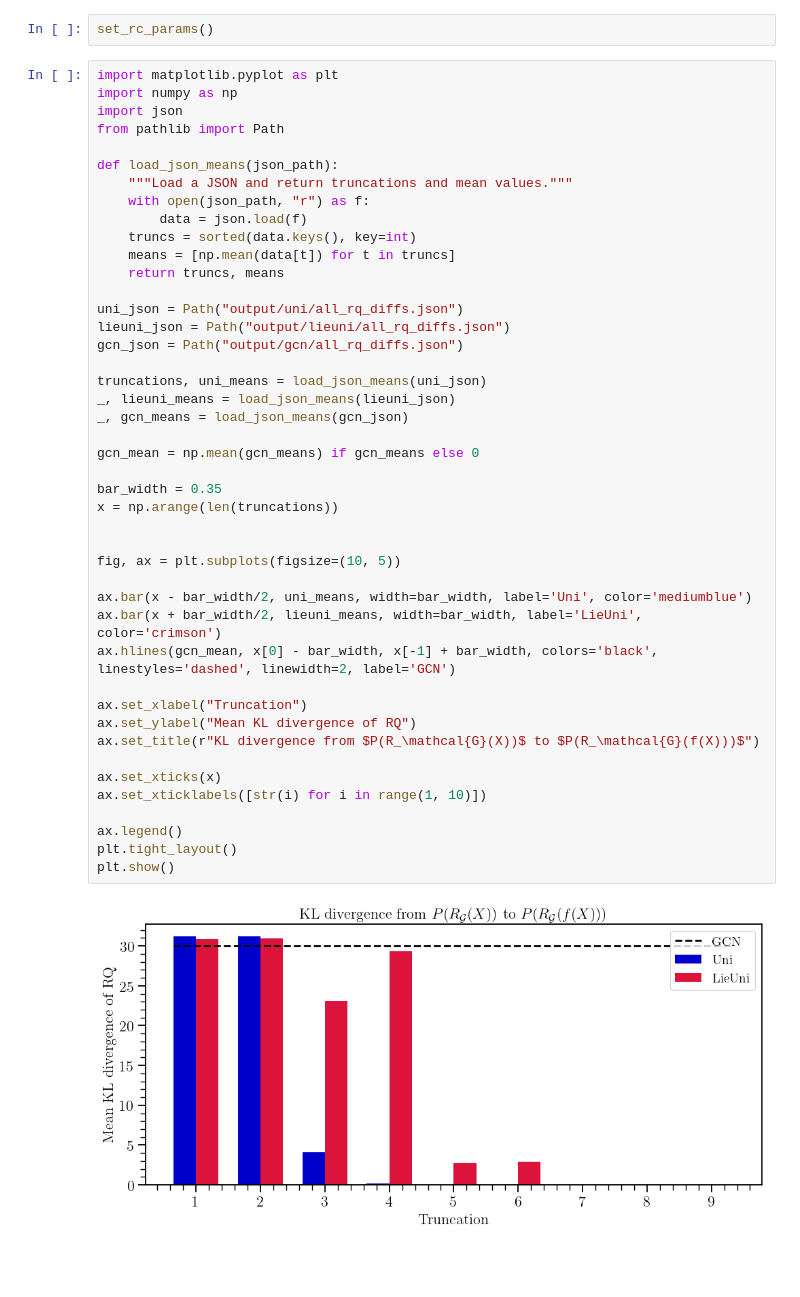
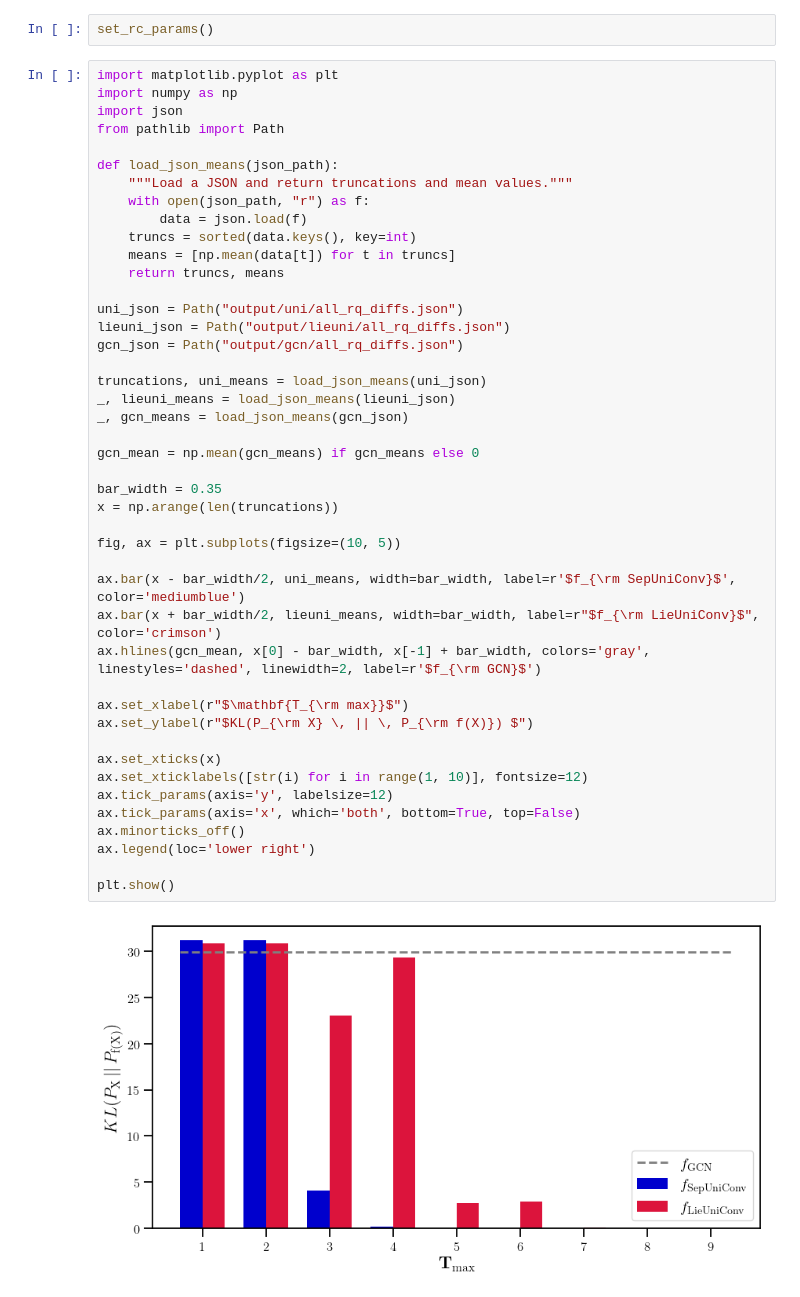
Before and after one commit to EdwardBerman/rayleigh_analysis, a Jupyter notebook: notebooks/1-truncation-plots.ipynb, the cells around one changed output. Drawn from its saved outputs; the diff is of its cells as text; blank space fills up the shorter version.

Commit message:
plotting stuff

```diff
--- a/notebooks/1-truncation-plots.ipynb
+++ b/notebooks/1-truncation-plots.ipynb
@@ -19,41 +19,41 @@ from pathlib import Path
 
 def load_json_means(json_path):
     """Load a JSON and return truncations and mean values."""
     with open(json_path, "r") as f:
         data = json.load(f)
     truncs = sorted(data.keys(), key=int)
     means = [np.mean(data[t]) for t in truncs]
     return truncs, means
 
 uni_json = Path("output/uni/all_rq_diffs.json")
 lieuni_json = Path("output/lieuni/all_rq_diffs.json")
 gcn_json = Path("output/gcn/all_rq_diffs.json")
 
 truncations, uni_means = load_json_means(uni_json)
 _, lieuni_means = load_json_means(lieuni_json)
 _, gcn_means = load_json_means(gcn_json)
 
 gcn_mean = np.mean(gcn_means) if gcn_means else 0
 
 bar_width = 0.35
 x = np.arange(len(truncations))
 
-
 fig, ax = plt.subplots(figsize=(10, 5))
 
-ax.bar(x - bar_width/2, uni_means, width=bar_width, label='Uni', color='mediumblue')
-ax.bar(x + bar_width/2, lieuni_means, width=bar_width, label='LieUni', color='crimson')
-ax.hlines(gcn_mean, x[0] - bar_width, x[-1] + bar_width, colors='black', linestyles='dashed', linewidth=2, label='GCN')
+ax.bar(x - bar_width/2, uni_means, width=bar_width, label=r'$f_{\rm SepUniConv}$', color='mediumblue')
+ax.bar(x + bar_width/2, lieuni_means, width=bar_width, label=r"$f_{\rm LieUniConv}$", color='crimson')
+ax.hlines(gcn_mean, x[0] - bar_width, x[-1] + bar_width, colors='gray', linestyles='dashed', linewidth=2, label=r'$f_{\rm GCN}$')
 
-ax.set_xlabel("Truncation")
-ax.set_ylabel("Mean KL divergence of RQ")
-ax.set_title(r"KL divergence from $P(R_\mathcal{G}(X))$ to $P(R_\mathcal{G}(f(X)))$")
+ax.set_xlabel(r"$\mathbf{T_{\rm max}}$")
+ax.set_ylabel(r"$KL(P_{\rm X} \, || \, P_{\rm f(X)}) $")
 
 ax.set_xticks(x)
-ax.set_xticklabels([str(i) for i in range(1, 10)])
+ax.set_xticklabels([str(i) for i in range(1, 10)], fontsize=12)
+ax.tick_params(axis='y', labelsize=12)
+ax.tick_params(axis='x', which='both', bottom=True, top=False)
+ax.minorticks_off()
+ax.legend(loc='lower right')
 
-ax.legend()
-plt.tight_layout()
 plt.show()
 # %% [output]
-[figure, old version]
+[figure, new version]
```
Also changed, not shown: parts of 6 cells of this notebook, 9 other files.
